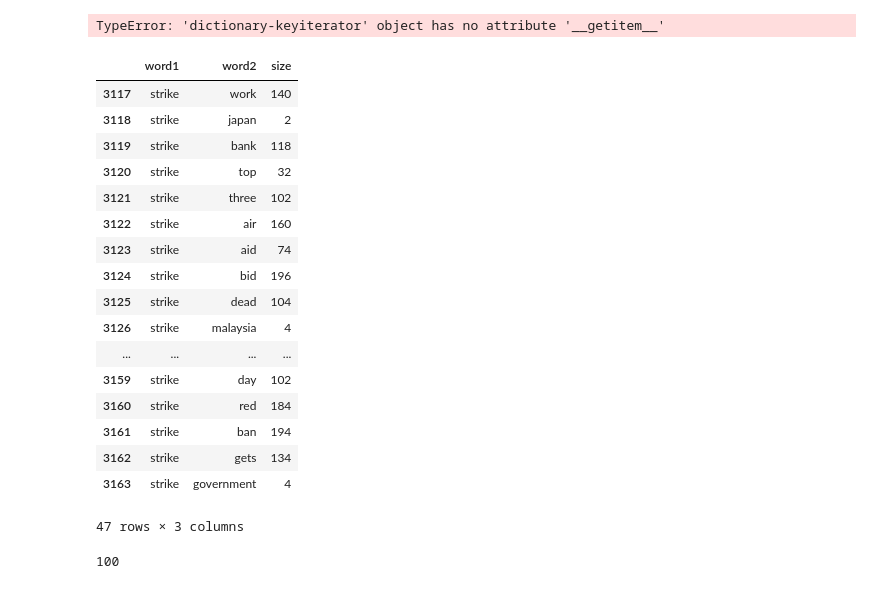
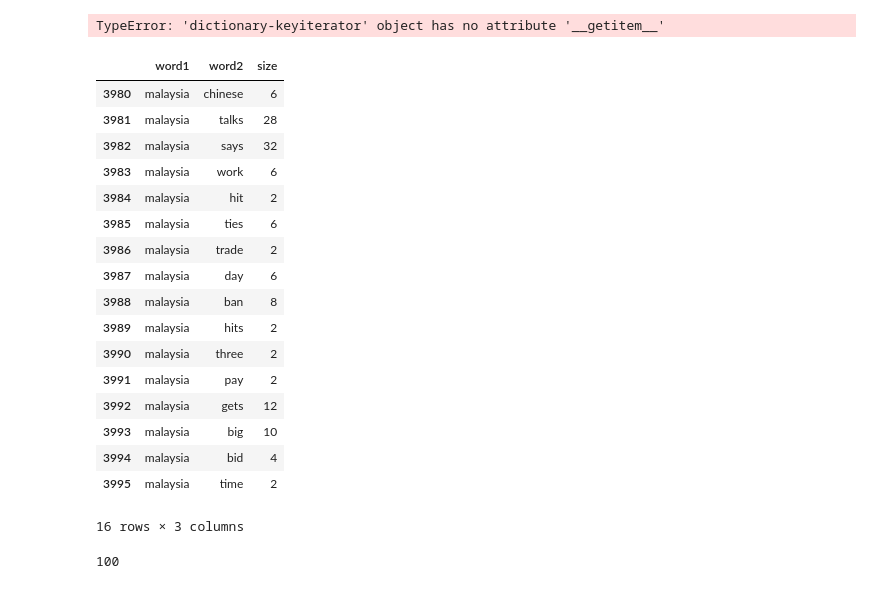
Before and after one commit to SingaporeNews/singaporenews.github.io, a Jupyter notebook: data/Headlines/processing.ipynb, the cells around one changed output. Saved outputs shown, nothing was run; the diff lists cells and outputs as text; code cells hidden in the pictures.

```diff
--- a/data/Headlines/processing.ipynb
+++ b/data/Headlines/processing.ipynb
@@ -209,26 +209,26 @@ ccm_csv = pd.DataFrame(dataList, columns=['word1','word2','size'])
 # %%
 ccm_csv.to_csv('cooccurrenceMatrixData.csv', encoding='utf-8')
 # %%
-ccm_csv[ccm_csv['word1']=='strike']
+ccm_csv[ccm_csv['word1']=='malaysia']
 # %% [output]
 |  | word1 | word2 | size |
-| 3117 | strike | work | 140 |
-| 3118 | strike | japan | 2 |
-| 3119 | strike | bank | 118 |
-| 3120 | strike | top | 32 |
-| 3121 | strike | three | 102 |
-| 3122 | strike | air | 160 |
-| 3123 | strike | aid | 74 |
-| 3124 | strike | bid | 196 |
-| 3125 | strike | dead | 104 |
-| 3126 | strike | malaysia | 4 |
-| ... | ... | ... | ... |
-| 3159 | strike | day | 102 |
-| 3160 | strike | red | 184 |
-| 3161 | strike | ban | 194 |
-| 3162 | strike | gets | 134 |
-| 3163 | strike | government | 4 |
+| 3980 | malaysia | chinese | 6 |
+| 3981 | malaysia | talks | 28 |
+| 3982 | malaysia | says | 32 |
+| 3983 | malaysia | work | 6 |
+| 3984 | malaysia | hit | 2 |
+| 3985 | malaysia | ties | 6 |
+| 3986 | malaysia | trade | 2 |
+| 3987 | malaysia | day | 6 |
+| 3988 | malaysia | ban | 8 |
+| 3989 | malaysia | hits | 2 |
+| 3990 | malaysia | three | 2 |
+| 3991 | malaysia | pay | 2 |
+| 3992 | malaysia | gets | 12 |
+| 3993 | malaysia | big | 10 |
+| 3994 | malaysia | bid | 4 |
+| 3995 | malaysia | time | 2 |
-47 rows × 3 columns
+16 rows × 3 columns
 # %%
 wordList = []
 collected = []
```
Also changed, not shown: 1 other file.
